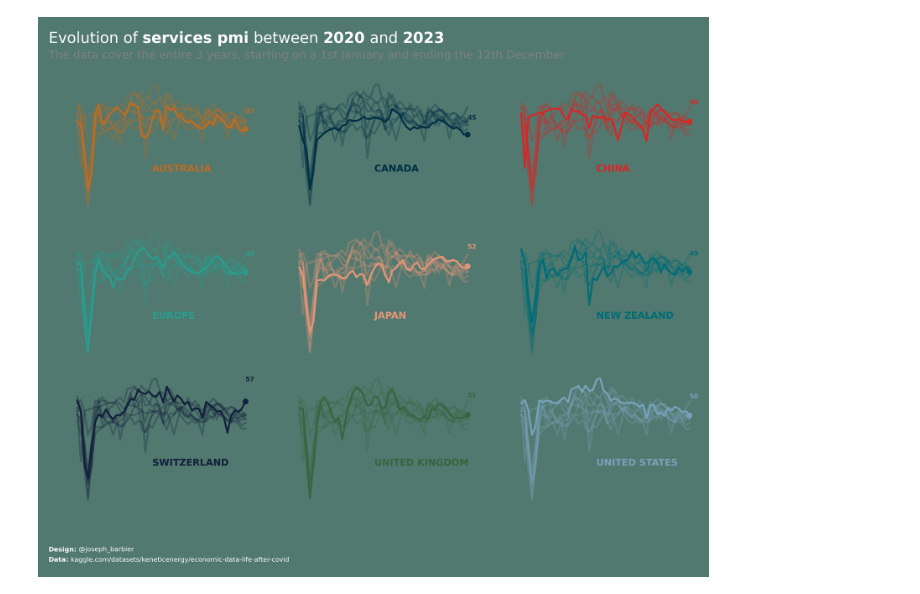
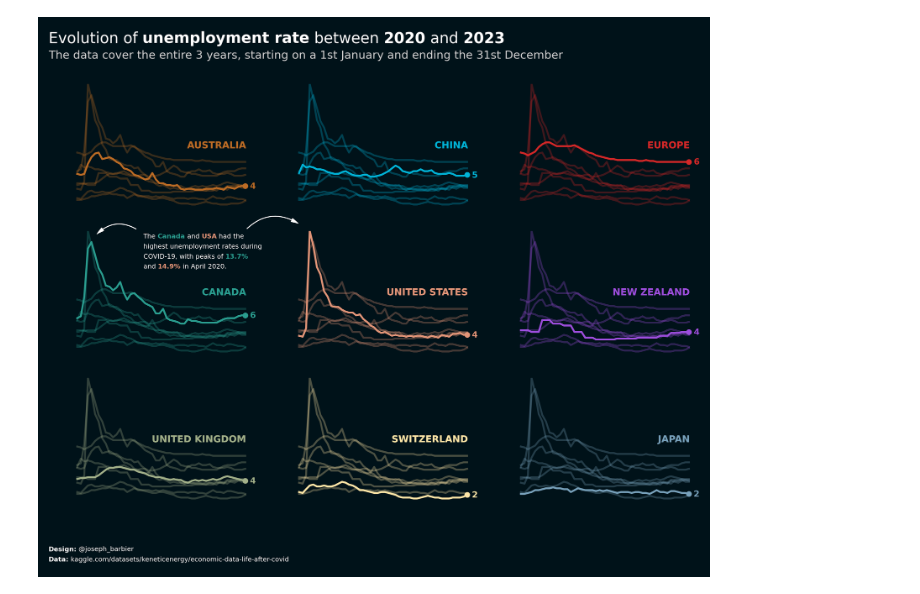
Before and after one commit to JosephBARBIERDARNAL/misc-dataviz, a Jupyter notebook: economics/code.ipynb, the cells around one changed output. Cells and saved outputs as stored; diff of their text form; code cells hidden in the pictures.

Commit message:
update chart + add readme

```diff
--- a/economics/code.ipynb
+++ b/economics/code.ipynb
@@ -29,22 +33,16 @@ Index(['country', 'date', 'manufacturing pmi', 'services pmi',
 dpi = 300
 category = 'country'
 year = 'date'
-value = 'services pmi'
-background_color = '#52796f'
+value = 'unemployment rate'
+background_color = '#001219'
 text_color = 'white'
 linewidth_main = 2
 colors = [
-    '#bc6c25',
-    '#023047',
-    '#d62828',
-    '#2a9d8f',
-    '#e29578',
-    '#006d77',
-    '#14213d',
-    '#386641',
-    '#78a1bb'
+    '#bc6c25','#00b4d8','#d62828',
+    '#2a9d8f','#e29578','#9d4edd',
+    '#a3b18a','#ffe6a7','#78a1bb'
 ]
-y_adj = -20
+y_adj = 4
 def get_path_effect(**kwargs):
     return [path_effects.Stroke(**kwargs), path_effects.Normal()]
 path_effect = get_path_effect(linewidth=0, foreground=text_color, alpha=1)
@@ -52,7 +50,17 @@ path_effect = get_path_effect(linewidth=0, foreground=text_color, alpha=1)
 fig, axs = plt.subplots(3, 3, figsize=(12, 8), dpi=dpi)
 fig.set_facecolor(background_color)
 
-for i, (group, ax) in enumerate(zip(df[category].unique(), axs.flat)):
+# default order for the countries
+countries = df[category].unique()
+
+# custom order for the countries
+countries = [
+   'australia','china','europe',
+   'canada','united states','new zealand',
+   'united kingdom','switzerland','japan'
+]
+
+for i, (group, ax) in enumerate(zip(countries, axs.flat)):
 
    # Set the background color
    ax.set_facecolor(background_color)
@@ -70,9 +78,9 @@ for i, (group, ax) in enumerate(zip(df[category].unique(), axs.flat)):
       marker='o', markersize=5, color=colors[i],
    )
    ax_text(
-      last_date, last_value*1.2,
+      last_date + pd.Timedelta(days=40), last_value+0.4,
       f'{round(last_value)}',
-      fontsize=7, color=colors[i], fontweight='bold',
+      fontsize=9, color=colors[i], fontweight='bold',
       ax=ax
    )
 
@@ -89,13 +97,13 @@ for i, (group, ax) in enumerate(zip(df[category].unique(), axs.flat)):
 
    # Custom axes
    ax.set_axis_off()
-   ax.set_ylim(df[value].min(), df[value].max())
+   ax.set_ylim(df[value].min()-0.2, df[value].max())
 
    # Display country names
    ax_text(
-      18900, df[value].mean()+y_adj,
+      19700, df[value].mean()+y_adj,
       f'<{group.upper()}>',
-      va='top', ha='left',
+      va='top', ha='right',
       fontsize=10, fontweight='bold',
       color=colors[i], ax=ax,
       highlight_textprops=[{
@@ -116,34 +124,76 @@ fig_text(
    color=text_color,
    highlight_textprops=[
       {'fontweight': 'bold'},
       {'fontweight': 'bold'}
    ],
    fig=fig
 )
 
 # title
 start_x_position = df.iloc[0][year]
 end_x_position = df.iloc[-1][year]
 title = f"""
 Evolution of <{value}> between <{str(start_x_position)[:4]}> and <{str(end_x_position)[:4]}>
-<The data cover the entire 3 years, starting on a 1st January and ending the 12th December>
+<The data cover the entire 3 years, starting on a 1st January and ending the 31st December>
 """
 fig_text(
    0.1, 0.95,
    title,
    fontsize=16,
    ha='left', va='center',
    color=text_color,
    highlight_textprops=[
       {'fontweight': 'bold'},
       {'fontweight': 'bold'},
       {'fontweight': 'bold'},
-      {'color': 'grey', 'fontsize': 12}
+      {'color': 'lightgrey', 'fontsize': 12}
    ],
    fig=fig
 )
 
-fig.savefig(f'{value}_linecharts.png', bbox_inches='tight', dpi=dpi)
+# arrows
+from matplotlib.patches import FancyArrowPatch
+def draw_arrow(tail_position, head_position, invert=False):
+    kw = dict(arrowstyle="Simple, tail_width=0.5, head_width=4, head_length=8", color=text_color, lw=0.5)
+    if invert:
+        connectionstyle = "arc3,rad=-.4"
+    else:
+        connectionstyle = "arc3,rad=.4"
+    a = FancyArrowPatch(
+        tail_position, head_position,
+        connectionstyle=connectionstyle,
+        transform=fig.transFigure,
+        **kw
+    )
+    fig.patches.append(a)
+
+# arrows for the USA and Canada
+draw_arrow((0.21, 0.61), (0.158, 0.6), invert=False)
+draw_arrow((0.343, 0.61), (0.41, 0.62), invert=True)
+maxrate_usa = df[df['country']=='united states'][value].max()
+maxrate_canada = df[df['country']=='canada'][value].max()
+text = f"""
+The <Canada> and <USA> had the
+highest unemployment rates during
+COVID-19, with peaks of <{round(maxrate_canada,1)}%>
+and <{round(maxrate_usa,1)}%> in April 2020.
+"""
+fig_text(
+   0.29, 0.57,
+   text,
+   fontsize=7,
+   ha='center', va='center',
+   color=text_color,
+   highlight_textprops=[
+      {'color': colors[3], 'fontweight':'bold'},
+      {'color': colors[4], 'fontweight':'bold'},
+      {'color': colors[3], 'fontweight':'bold'},
+      {'color': colors[4], 'fontweight':'bold'},
+   ],
+   fig=fig
+)
+
+fig.savefig(f'unemployment_linecharts.png', bbox_inches='tight', dpi=dpi)
 plt.show()
 # %% [output]
-[figure, old version]
+[figure, new version]
```
Also changed, not shown: parts of 1 cell of this notebook, 5 other files.
